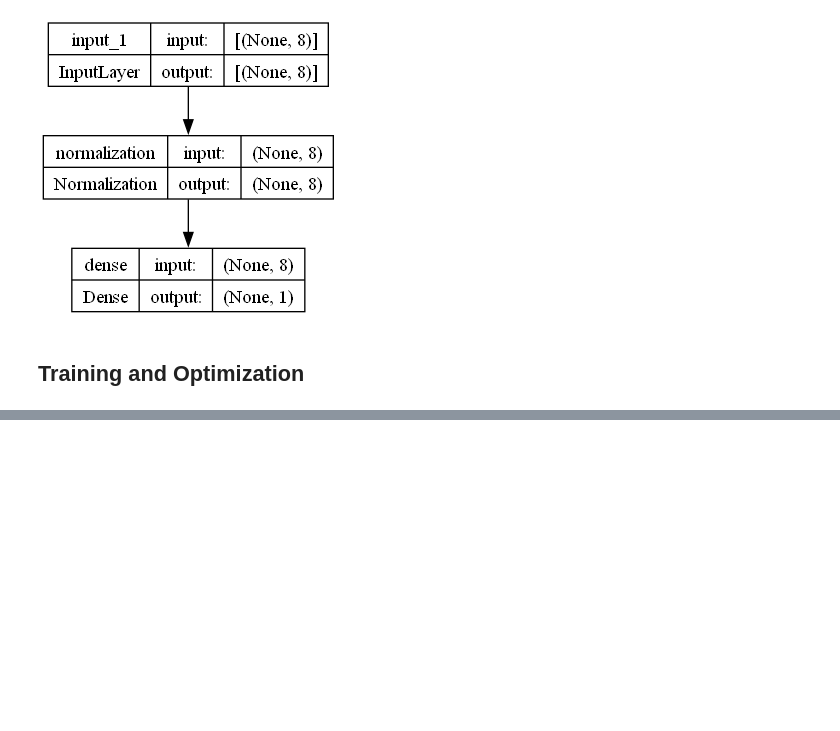
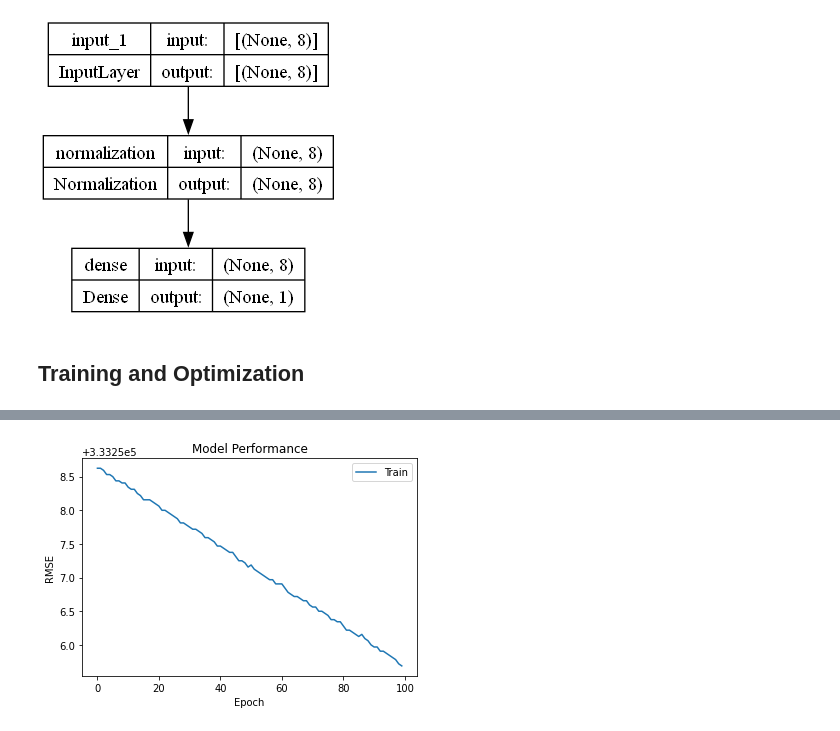
Before and after one commit to Aminul667/car_price_prediction, a Jupyter notebook: carPricePrediction.ipynb, the cells around one changed output, grey strips where cells are left out. Drawn from its saved outputs; the diff is of its cells as text; code cells hidden in the pictures; blank space fills up the shorter version.

```diff
--- a/carPricePrediction.ipynb
+++ b/carPricePrediction.ipynb
@@ -224,0 +226,9 @@ plt.show()
+# %%
+plt.plot(root_mean_squared_error)
+plt.title('Model Performance')
+plt.xlabel('Epoch')
+plt.ylabel('RMSE')
+plt.legend(['Train'])
+plt.show()
+# %% [output]
+[figure, added]
```
Also changed, not shown: parts of 7 cells of this notebook.
